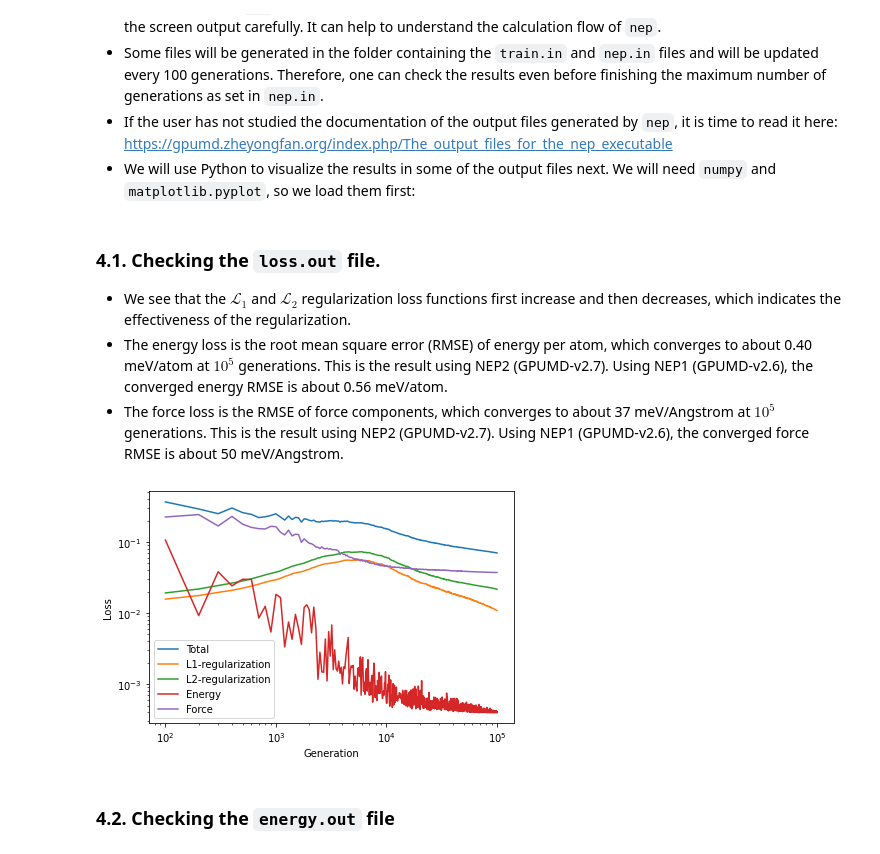
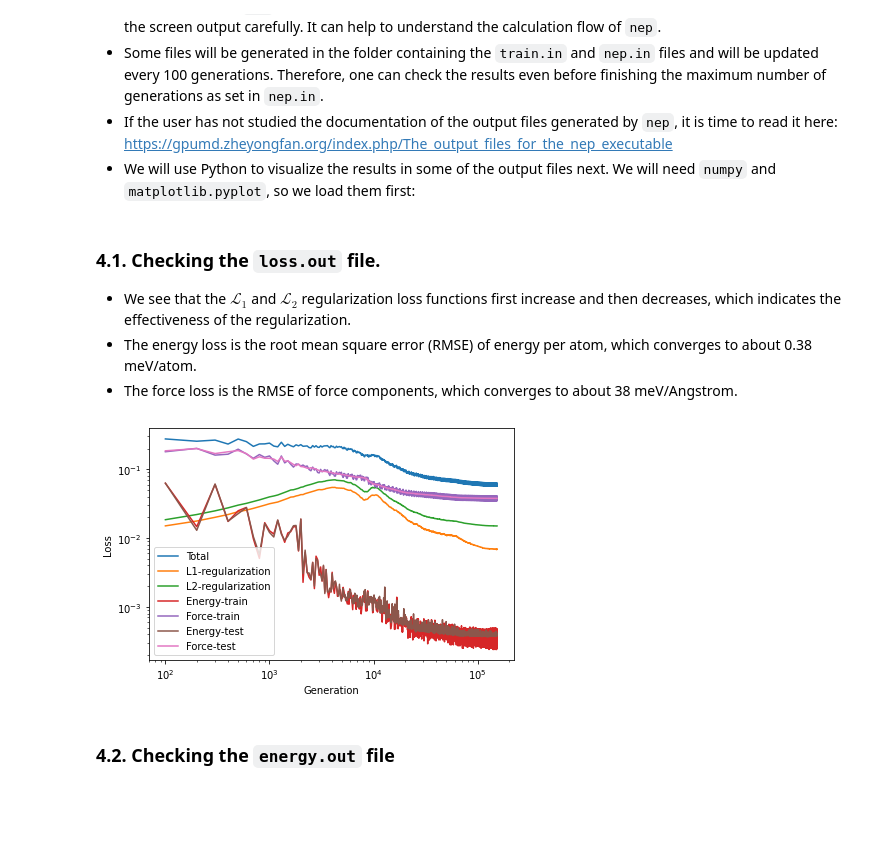
Before and after one commit to brucefan1983/GPUMD, a Jupyter notebook: examples/nep/PbTe_Fan_2021/train/nep_tutorial.ipynb, the cells around one changed output. Drawn from its saved outputs; the diff is of its cells as text; code cells hidden in the pictures; blank space fills up the shorter version.

```diff
--- a/examples/nep/PbTe_Fan_2021/train/nep_tutorial.ipynb
+++ b/examples/nep/PbTe_Fan_2021/train/nep_tutorial.ipynb
@@ -76,17 +78,18 @@ from pylab import *
 # %% [markdown]
 ### 4.1. Checking the `loss.out` file.
 - We see that the $\mathcal{L}_1$ and $\mathcal{L}_2$ regularization loss functions first increase and then decreases, which indicates the effectiveness of the regularization.
-- The energy loss is the root mean square error (RMSE) of energy per atom, which converges to about 0.40 meV/atom at $10^5$ generations. This is the result using NEP2 (GPUMD-v2.7). Using NEP1 (GPUMD-v2.6), the converged energy RMSE is about 0.56 meV/atom.
-- The force loss is the RMSE of force components, which converges to about 37 meV/Angstrom at $10^5$ generations. This is the result using NEP2 (GPUMD-v2.7). Using NEP1 (GPUMD-v2.6), the converged force RMSE is about 50 meV/Angstrom.
+- The energy loss is the root mean square error (RMSE) of energy per atom, which converges to about 0.38 meV/atom.
+- The force loss is the RMSE of force components, which converges to about 38 meV/Angstrom.
 # %%
 loss = loadtxt('loss.out')
 loglog(loss[:, 0], loss[:, 1:6])
+loglog(loss[:, 0], loss[:, 7:9])
 xlabel('Generation')
 ylabel('Loss')
-legend(['Total', 'L1-regularization', 'L2-regularization', 'Energy', 'Force'])
+legend(['Total', 'L1-regularization', 'L2-regularization', 'Energy-train', 'Force-train', 'Energy-test', 'Force-test'])
 tight_layout()
 # %% [output]
-[figure, old version]
+[figure, new version]
 # %% [markdown]
 ### 4.2. Checking the `energy.out` file
 # %% [markdown]
```
Also changed, not shown: parts of 7 cells of this notebook.
